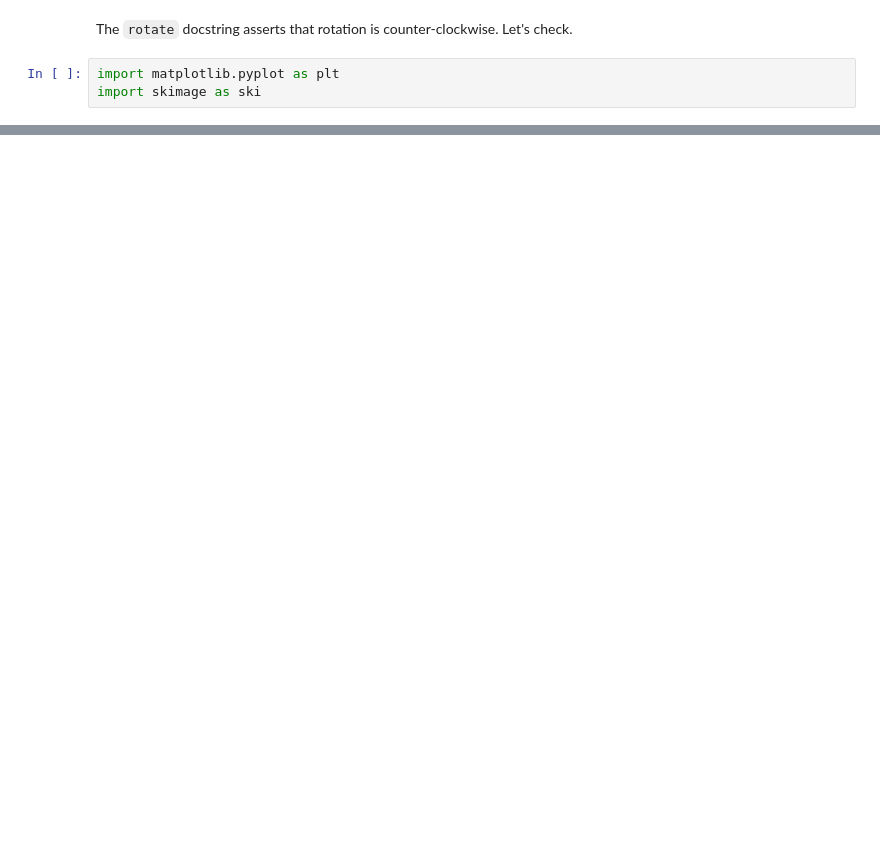
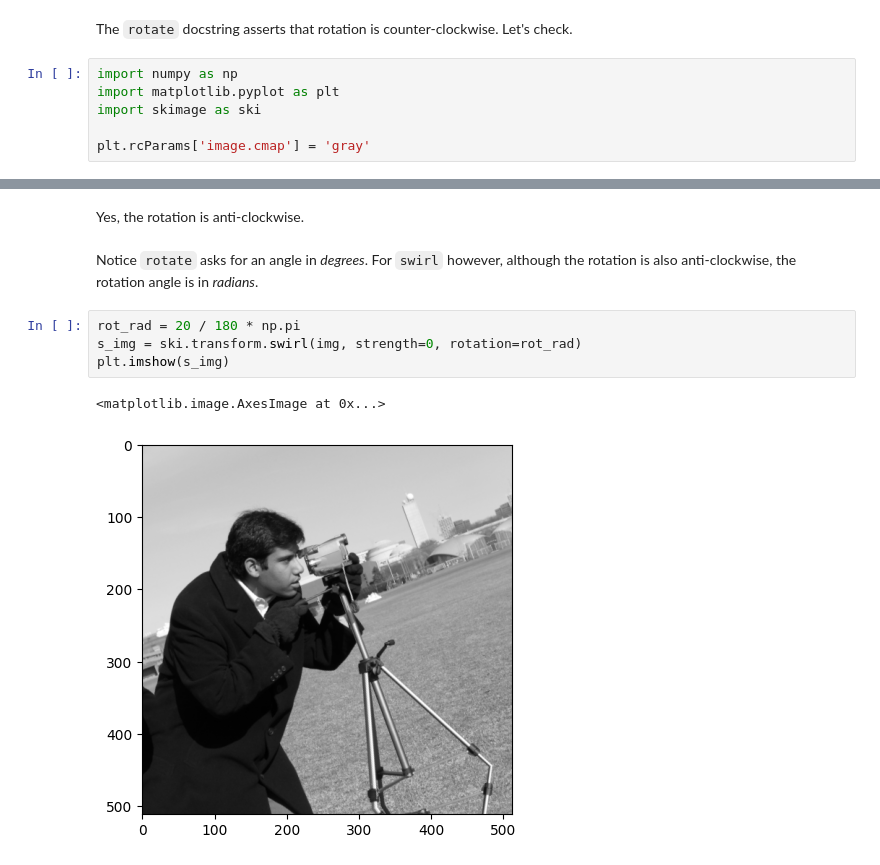
Before and after one commit to matthew-brett/coordinate-review, a Jupyter notebook: check_rotate.ipynb, the cells around one changed output, grey strips where cells are left out. Drawn from its saved outputs; the diff is of its cells as text; blank space fills up the shorter version.

Commit message:
Add diagnosis of `swirl`

```diff
--- a/check_rotate.ipynb
+++ b/check_rotate.ipynb
@@ -1,7 +1,10 @@
 # %% [markdown]
 The `rotate` docstring asserts that rotation is counter-clockwise.  Let's check.
 # %%
+import numpy as np
 import matplotlib.pyplot as plt
 import skimage as ski
+
+plt.rcParams['image.cmap'] = 'gray'
 # %%
 img = ski.data.camera()
@@ -15,3 +18,14 @@ plt.imshow(r_img, cmap='gray')
 # %% [output]
 <matplotlib.image.AxesImage at 0x...>
 [figure]
+# %% [markdown]
+Yes, the rotation is anti-clockwise.
+# %% [markdown]
+Notice `rotate` asks for an angle in *degrees*.  For `swirl` however, although the rotation is also anti-clockwise, the rotation angle is in *radians*.
+# %%
+rot_rad = 20 / 180 * np.pi
+s_img = ski.transform.swirl(img, strength=0, rotation=rot_rad)
+plt.imshow(s_img)
+# %% [output]
+<matplotlib.image.AxesImage at 0x...>
+[figure, added]
```
Also changed, not shown: parts of 2 cells of this notebook, 2 other files.
